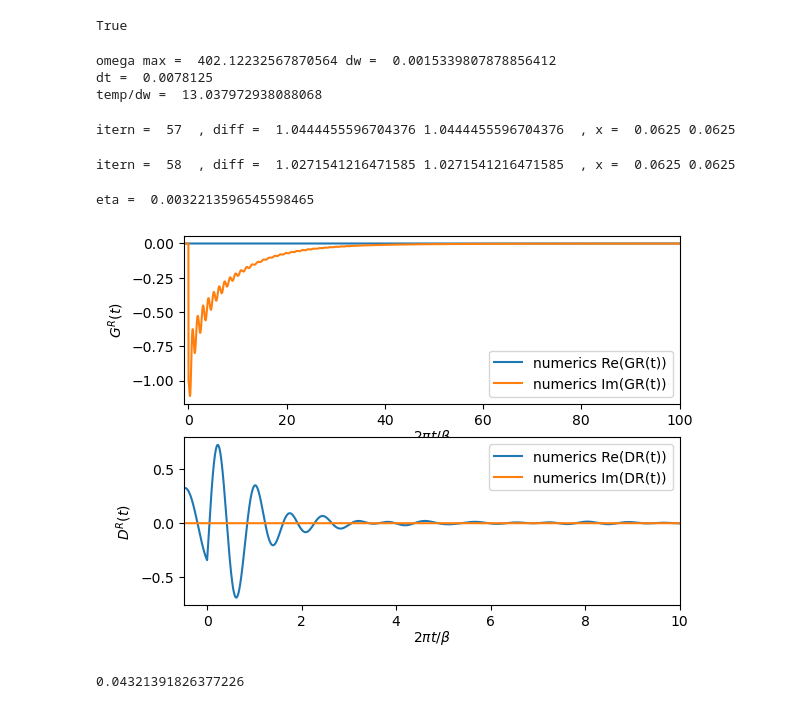
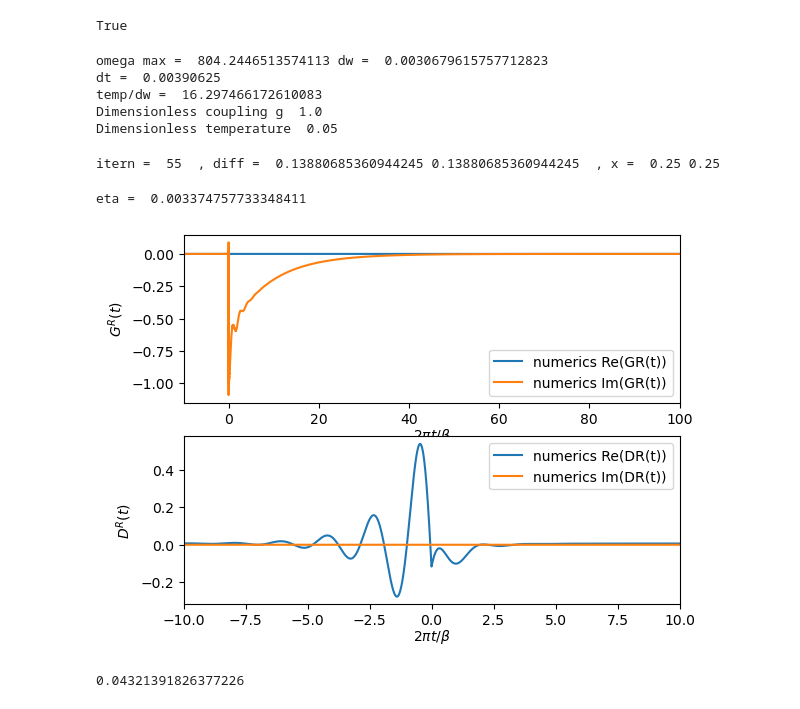
Before and after one commit to aravindhshankar/TwoSidedYSYK, a Jupyter notebook: Benchmarking/YSYKRealtimeTesting.ipynb, the cells around one changed output. Saved outputs shown, nothing was run; the diff lists cells and outputs as text; code cells hidden in the pictures.

```diff
--- a/Benchmarking/YSYKRealtimeTesting.ipynb
+++ b/Benchmarking/YSYKRealtimeTesting.ipynb
@@ -36,25 +36,25 @@ def rhotosigma(rhoG,rhoD,M,dt,t,g,beta,kappa=1,delta=1e-6):
 
     return [Sigma, Pi]
 # %%
-g = 0.5
+g = 1.
 mu = 0.
 #r = 0.001
-#r = 0.
-r = 1.
+#r = 0.1
+r = 1.0
 
-beta = 50.
+beta = 20.
 
 M = int(2**18) #number of points in the grid
-T = 2**11#upper cut-off for the time
+T = 2**10 #upper cut-off for the time
 dt = (2*T)/((2*M))
 t = dt * (np.arange(2*M) - M)
 
 dw = np.pi/(M*dt)
 #eta = 1.1011011101111011111 * dw * 0.1
-eta = dw*2.1
+#eta = dw*2.1
 #eta = dw*1.000001
 #eta = dw*0.1
-#eta = dw*11.1
+eta = dw*1.1
 
 omega = dw * (np.arange(2*M) - M)
 np.testing.assert_almost_equal(dt*dw*M,np.pi,5, "Error in fundamentals")
@@ -67,7 +67,11 @@ delta = 0.420374134464041
 np.testing.assert_almost_equal(np.max(np.abs(omega)),np.pi*M/T,5,"Error in creating omega grid")
 Tstar = g**2 * np.sqrt(r)
 #
+print("Dimensionless coupling g ",g/(r**0.75))
+print("Dimensionless temperature ",temp/(r**0.5))
 # %% [output]
-omega max =  402.12232567870564 dw =  0.0015339807878856412
-dt =  0.0078125
-temp/dw =  13.037972938088068
+omega max =  804.2446513574113 dw =  0.0030679615757712823
+dt =  0.00390625
+temp/dw =  16.297466172610083
+Dimensionless coupling g  1.0
+Dimensionless temperature  0.05
@@ -77,7 +109,7 @@ def RE_YSYK_iterator(GRomega,DRomega,g,beta,eta=1e-6, verbose=True):
     itern = 0
     omegar2 = ret_omegar2(g,beta)
 
-    diff = 1
+    diff = 1e10
     diffG,diffD = (0.5,0.5)
     xG,xD = (0.5,0.5)
     diffseries = []
@@ -88,10 +120,15 @@ def RE_YSYK_iterator(GRomega,DRomega,g,beta,eta=1e-6, verbose=True):
         GRoldomega,DRoldomega = (1.0*GRomega, 1.0*DRomega)
 
         rhoG = -1.0*np.imag(GRomega)
+        #rhoD = 1.0*np.imag(DRomega)
         rhoD = -1.0*np.imag(DRomega)
 
-        SigmaOmega,PiOmega = rhotosigma(rhoG,rhoD,M,dt,t,g,beta,kappa=1,delta=eta)
-        PiOmega[M] = 1.0*r - omegar2 + eta**2
+        SigmaOmega,PiOmega = newrhotosigma(rhoG,rhoD,M,dt,t,g,beta,kappa=1,delta=eta)
+        if np.imag(SigmaOmega[M] > 0) :
+            raise(Exception('Violation of causality : Pole of Gomega in UHP'))
+        PiOmega[M] = 1.0*r - omegar2 - eta**2
+        #SigmaOmega[M] = 0
+        #PiOmega[M] = 0
         #PiOmega[M] = -1.0*r - omegar2 - eta**2 #modified
         #PiOmega[M] = -1.0*r + omegar2 -eta**2
 
@@ -119,7 +156,8 @@ def RE_YSYK_iterator(GRomega,DRomega,g,beta,eta=1e-6, verbose=True):
             #GRt[M] = -1j
             #DRt[M] = 0
             #eta=dw*0.01
-            pass
+            eta = eta
+            #pass
 
 
     #     GRomega = time2freq(GRt,M,dt)
@@ -166,40 +204,39 @@ DRomega = 1/(-1.0*(omega + 1j*eta)**2 + r)
 GRomega, DRomega = RE_YSYK_iterator(GRomega,DRomega,g,beta,eta = eta, verbose=True) #updates in place
 #eta = dw*0.01
 
-#GRt = (0.5/np.pi) * freq2time(GRomega,M,dt)
-#DRt = (0.5/np.pi) * freq2time(DRomega,M,dt)
-GRt = (0.5/np.pi) * freq2time(GRomega - GfreeRealomega(omega,mu,eta),M,dt) + GfreeRealt(t,mu,eta)
-DRt = (0.5/np.pi) * freq2time(DRomega - DfreeRealomega(omega,r,eta),M,dt) + DfreeRealt(t,r,eta)
+GRt = (0.5/np.pi) * freq2time(GRomega,M,dt)
+DRt = (0.5/np.pi) * freq2time(DRomega,M,dt)
+#GRt = (0.5/np.pi) * freq2time(GRomega - GfreeRealomega(omega,mu,eta),M,dt) + GfreeRealt(t,mu,eta)
+#DRt = (0.5/np.pi) * freq2time(DRomega - DfreeRealomega(omega,r,eta),M,dt) + DfreeRealt(t,r,eta)
 # %% [output]
-itern =  57  , diff =  1.0444455596704376 1.0444455596704376  , x =  0.0625 0.0625
+itern =  55  , diff =  0.13880685360944245 0.13880685360944245  , x =  0.25 0.25
-itern =  58  , diff =  1.0271541216471585 1.0271541216471585  , x =  0.0625 0.0625
 # %%
 fig, ax = plt.subplots(2)
 
 ax[0].plot(2*np.pi*t/beta, np.real(GRt), label = r'numerics Re(GR(t))')
 ax[0].plot(2*np.pi*t/beta, np.imag(GRt), label = r'numerics Im(GR(t))')
 #ax[0].plot(tau/beta, np.real(Gconftau), 'b--', label = 'analytical Gtau' )
 #ax[0].set_ylim(-1,1)
-ax[0].set_xlim(-1,100)
+ax[0].set_xlim(-10,100)
 ax[0].set_xlabel(r'$2\pi t/\beta$',labelpad = 0)
 ax[0].set_ylabel(r'${G^R(t)}$')
 ax[0].legend()
 
 ax[1].plot(2*np.pi*t/beta, np.real(DRt),'-',label = 'numerics Re(DR(t))')
 ax[1].plot(2*np.pi*t/beta, np.imag(DRt), label = 'numerics Im(DR(t))')
 #ax[1].plot(tau/beta, np.real(Dconftau), 'b--', label = 'analytical Dtau' )
 #ax[1].plot(tau/beta, np.real(FreeDtau), 'g-.', label = 'Free D Dtau' )
 #ax[1].set_ylim(0,1)
 ax[1].set_xlabel(r'$2\pi t/\beta$',labelpad = 0)
 ax[1].set_ylabel(r'${D^R(t)}$')
 #ax[1].set_xlim(0,beta/(2*np.pi))
-ax[1].set_xlim(-0.5,10)
+ax[1].set_xlim(-10,10)
 ax[1].legend()
 
 print('eta = ', eta)
 # %% [output]
-eta =  0.0032213596545598465
+eta =  0.003374757733348411
-[figure, old version]
+[figure, new version]
 # %%
 np.exp(-np.pi)
 # %% [output]
```
Also changed, not shown: parts of 7 cells of this notebook, 7 other files.
